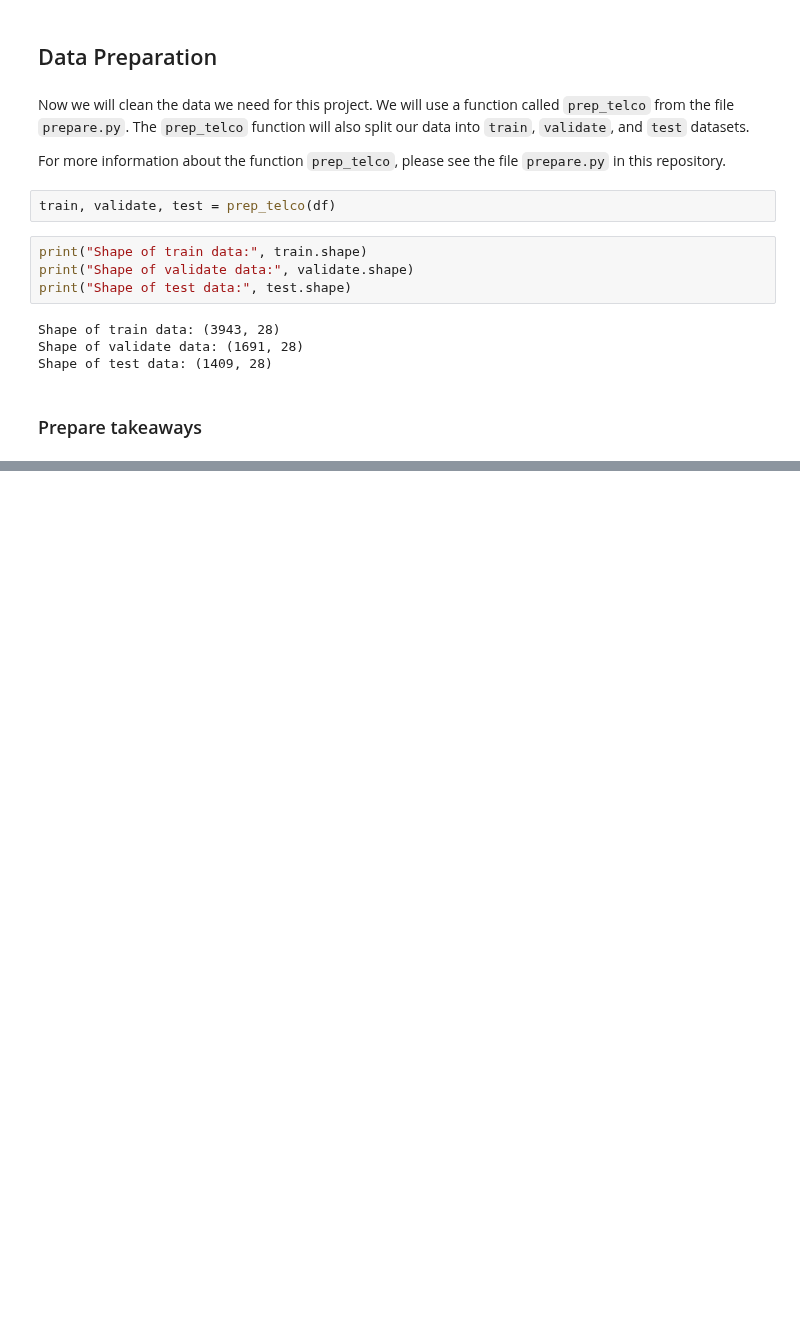
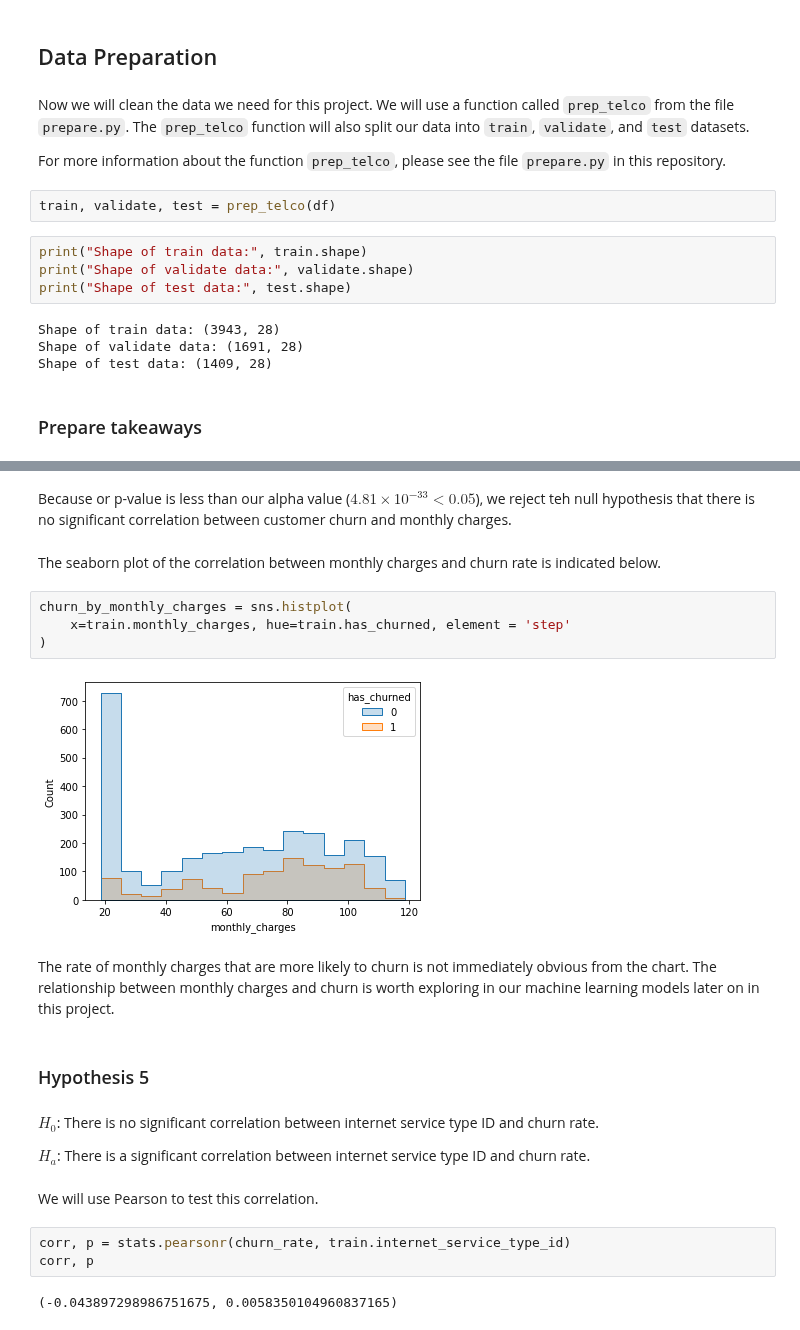
Before and after one commit to malachi-hale/Telco-project, a Jupyter notebook: Final project.ipynb, the cells around one changed output, grey strips where cells are left out. Saved outputs shown, nothing was run; the diff lists cells and outputs as text; blank space fills up the shorter version.

Commit message:
updates to final project

```diff
--- a/Final project.ipynb
+++ b/Final project.ipynb
@@ -330,0 +442,25 @@ Shape of test data: (1409, 28)
+# %% [markdown]
+Because or p-value is less than our alpha value ($4.81 \times 10^{-33} < 0.05 $), we reject teh null hypothesis that there is no significant correlation between customer churn and monthly charges.
+# %% [markdown]
+The seaborn plot of the correlation between monthly charges and churn rate is indicated below.
+# %%
+churn_by_monthly_charges = sns.histplot(
+    x=train.monthly_charges, hue=train.has_churned, element = 'step'
+)
+# %% [output]
+[figure, added]
+# %% [markdown]
+The rate of monthly charges that are more likely to churn is not immediately obvious from the chart. The relationship between monthly charges and churn is worth exploring in our machine learning models later on in this project.
+# %% [markdown]
+### Hypothesis 5
+# %% [markdown]
+$H_0$: There is no significant correlation between internet service type ID and churn rate.
+
+$H_a$: There is a significant correlation between internet service type ID and churn rate.
+# %% [markdown]
+We will use Pearson to test this correlation.
+# %%
+corr, p = stats.pearsonr(churn_rate, train.internet_service_type_id)
+corr, p
+# %% [output]
+(-0.043897298986751675, 0.0058350104960837165)
```
Also changed, not shown: parts of 84 cells of this notebook, 1 other file.
